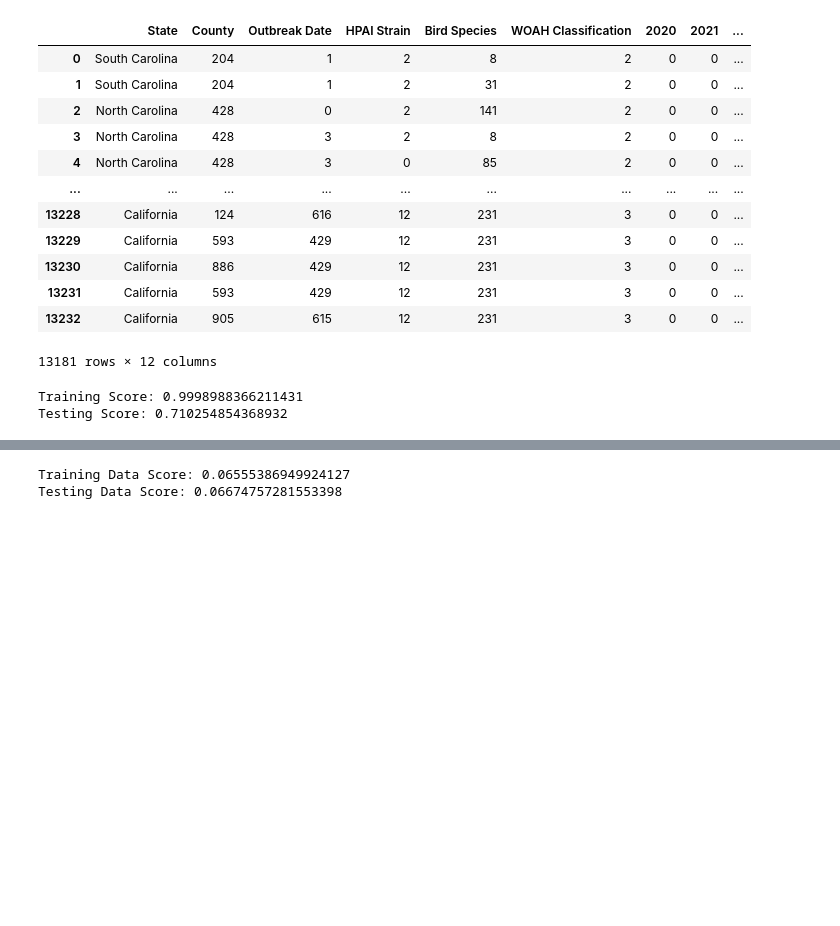
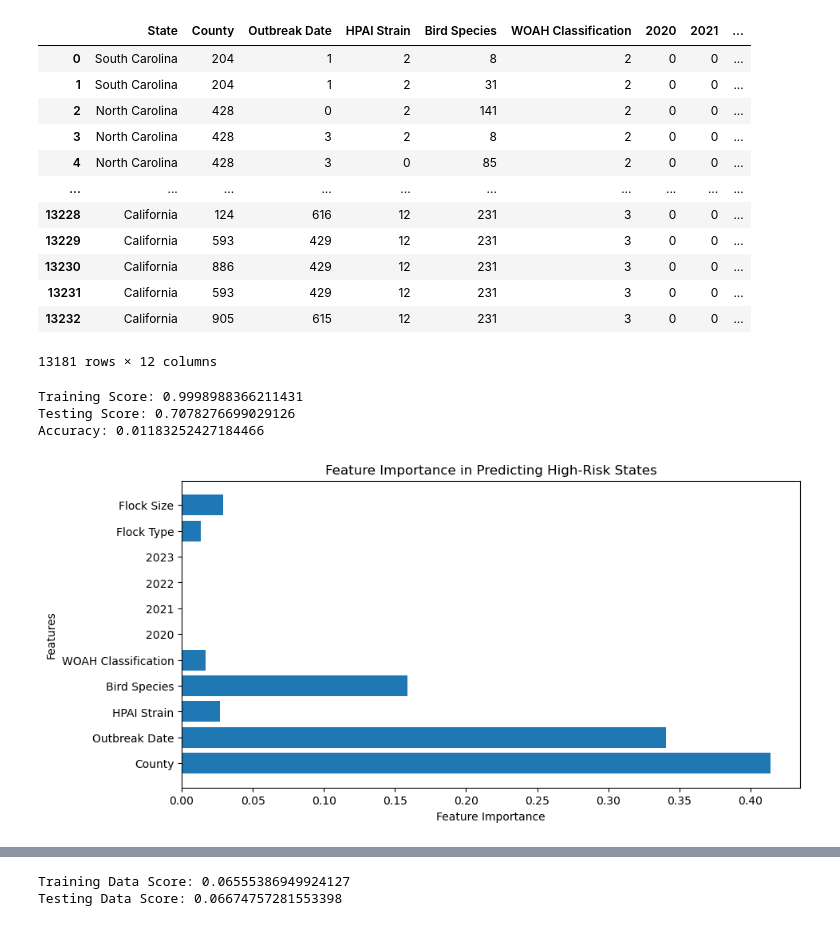
Before and after one commit to MaryPulley/Project_2, a Jupyter notebook: pre_process_combined.ipynb, the cells around one changed output, grey strips where cells are left out. Cells and saved outputs as stored; diff of their text form; code cells hidden in the pictures; blank space fills up the shorter version.

```diff
--- a/pre_process_combined.ipynb
+++ b/pre_process_combined.ipynb
@@ -186,16 +211,30 @@ scaler = StandardScaler().fit(X_train)
 X_train_scaled = scaler.transform(X_train)
 X_test_scaled = scaler.transform(X_test)
 # %%
-# Train the Random Forest model
-clf = RandomForestClassifier(random_state=1, n_estimators=500).fit(X_train_scaled, y_train)
+# Train the Random Forest model with 100 trees.
 
-# Evaluate the model
+clf = RandomForestClassifier(random_state=42, n_estimators=100).fit(X_train_scaled, y_train)
+
+y_pred = clf.predict(X_test)
+
+# Evaluate the model.
+
 print(f'Training Score: {clf.score(X_train_scaled, y_train)}')
 print(f'Testing Score: {clf.score(X_test_scaled, y_test)}')
+print("Accuracy:", accuracy_score(y_test, y_pred))
 # %% [output]
 Training Score: 0.9998988366211431
-Testing Score: 0.710254854368932
+Testing Score: 0.7078276699029126
+Accuracy: 0.01183252427184466
-# %%
-# Get the feature importance array
-feature_importances = clf.feature_importances_
+# %%
+# Plot feature importance.
+
+plt.figure(figsize=(10, 5))
+plt.barh(features, feature_importances)
+plt.xlabel("Feature Importance")
+plt.ylabel("Features")
+plt.title("Feature Importance in Predicting High-Risk States")
+plt.show()
+# %% [output]
+[figure, added]
 # %%
```
Also changed, not shown: parts of 16 cells of this notebook.
